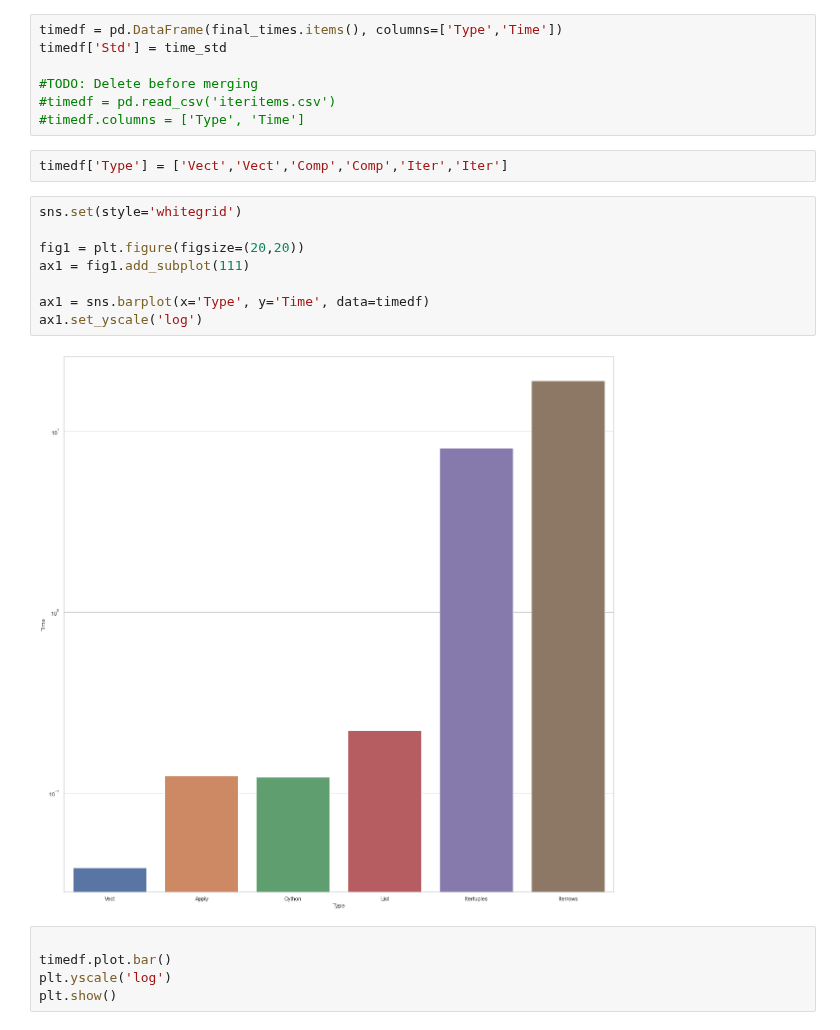
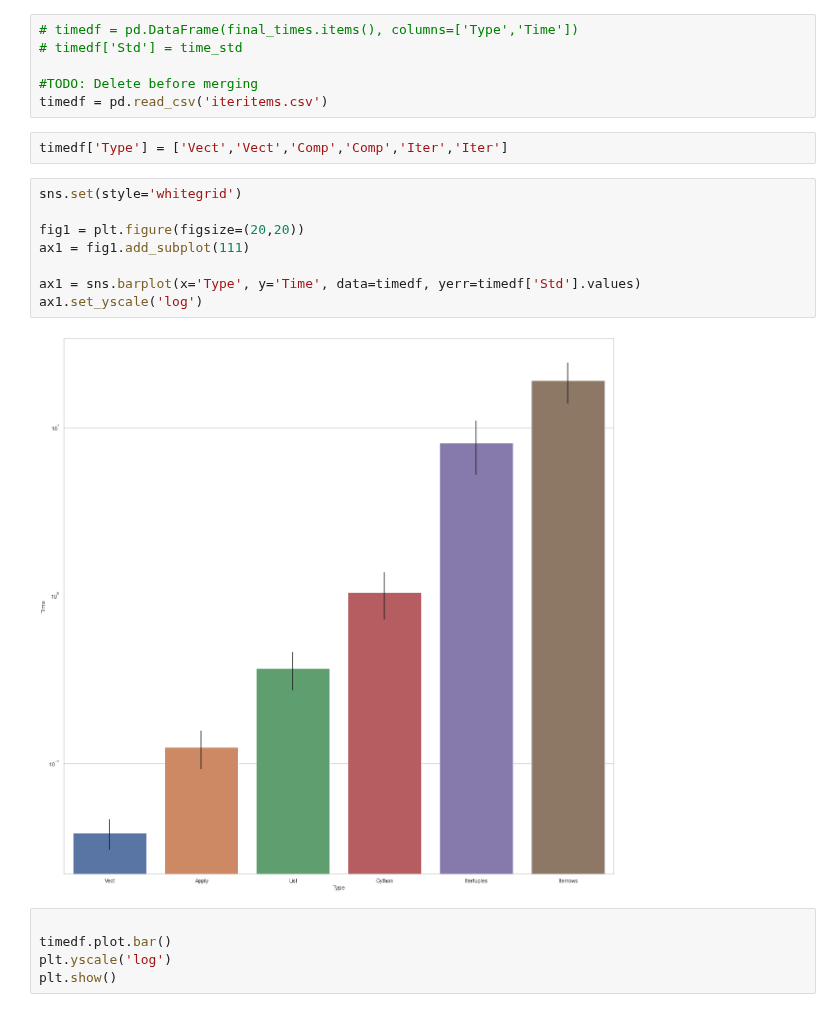
Before and after one commit to JSemelhago/DFManipulationComparison, a Jupyter notebook: src/DataframeManipulationTypes.ipynb, the cells around one changed output. Drawn from its saved outputs; the diff is of its cells as text.

Commit message:
Add time plot #2
Generate preliminary time graph

```diff
--- a/src/DataframeManipulationTypes.ipynb
+++ b/src/DataframeManipulationTypes.ipynb
@@ -313,24 +313,23 @@ fig.savefig('../output/fertilizerbycountrybarplot.png')
 # %% [output]
 [figure]
 # %%
-timedf = pd.DataFrame(final_times.items(), columns=['Type','Time'])
-timedf['Std'] = time_std
+# timedf = pd.DataFrame(final_times.items(), columns=['Type','Time'])
+# timedf['Std'] = time_std
 
 #TODO: Delete before merging
-#timedf = pd.read_csv('iteritems.csv')
-#timedf.columns = ['Type', 'Time']
+timedf = pd.read_csv('iteritems.csv')
 # %%
 timedf['Type'] = ['Vect','Vect','Comp','Comp','Iter','Iter']
 # %%
 sns.set(style='whitegrid')
 
 fig1 = plt.figure(figsize=(20,20))
 ax1 = fig1.add_subplot(111)
 
-ax1 = sns.barplot(x='Type', y='Time', data=timedf)
+ax1 = sns.barplot(x='Type', y='Time', data=timedf, yerr=timedf['Std'].values)
 ax1.set_yscale('log')
 # %% [output]
-[figure, old version]
+[figure, new version]
 # %%
 
 timedf.plot.bar()
```
Also changed, not shown: 1 other file.
